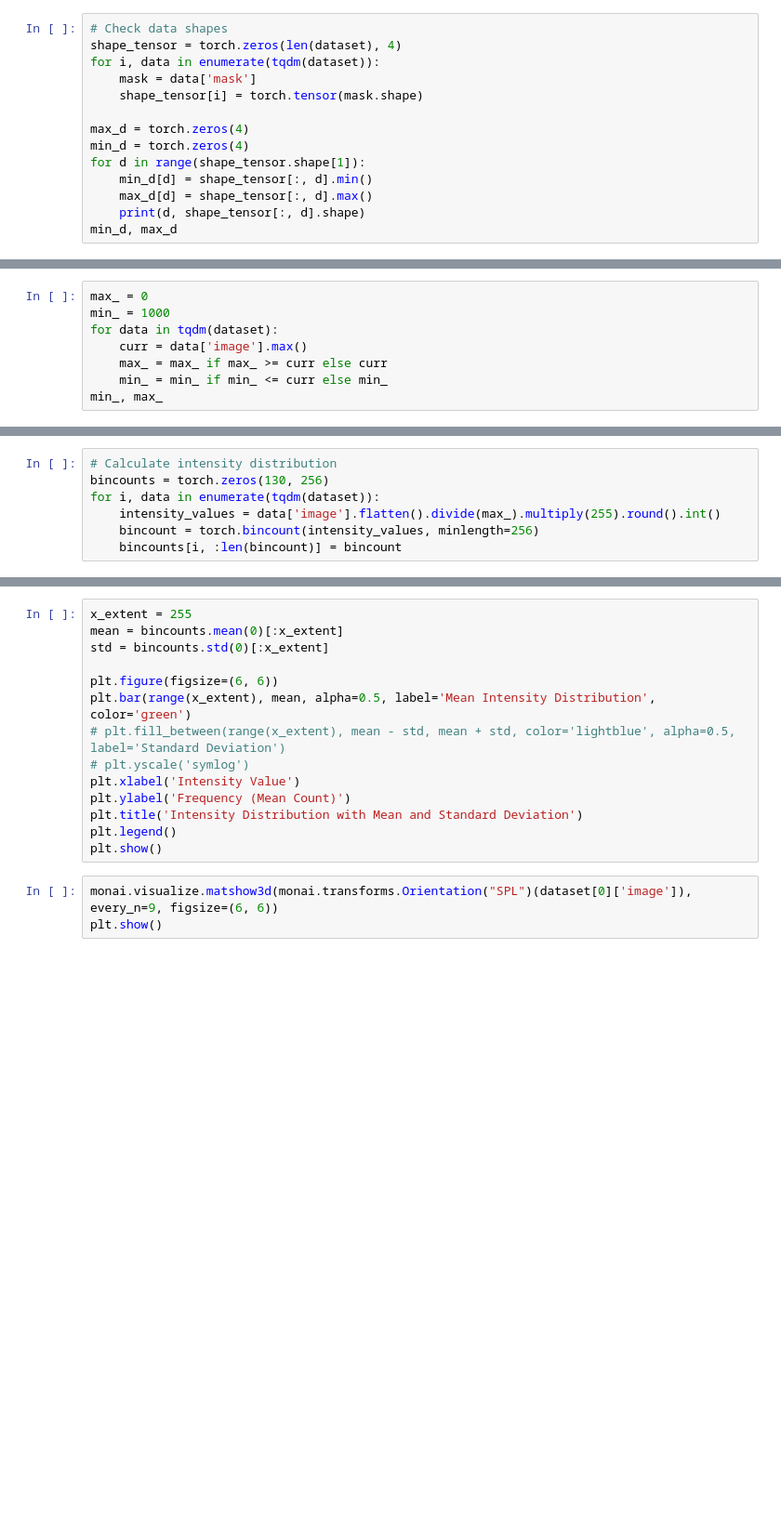
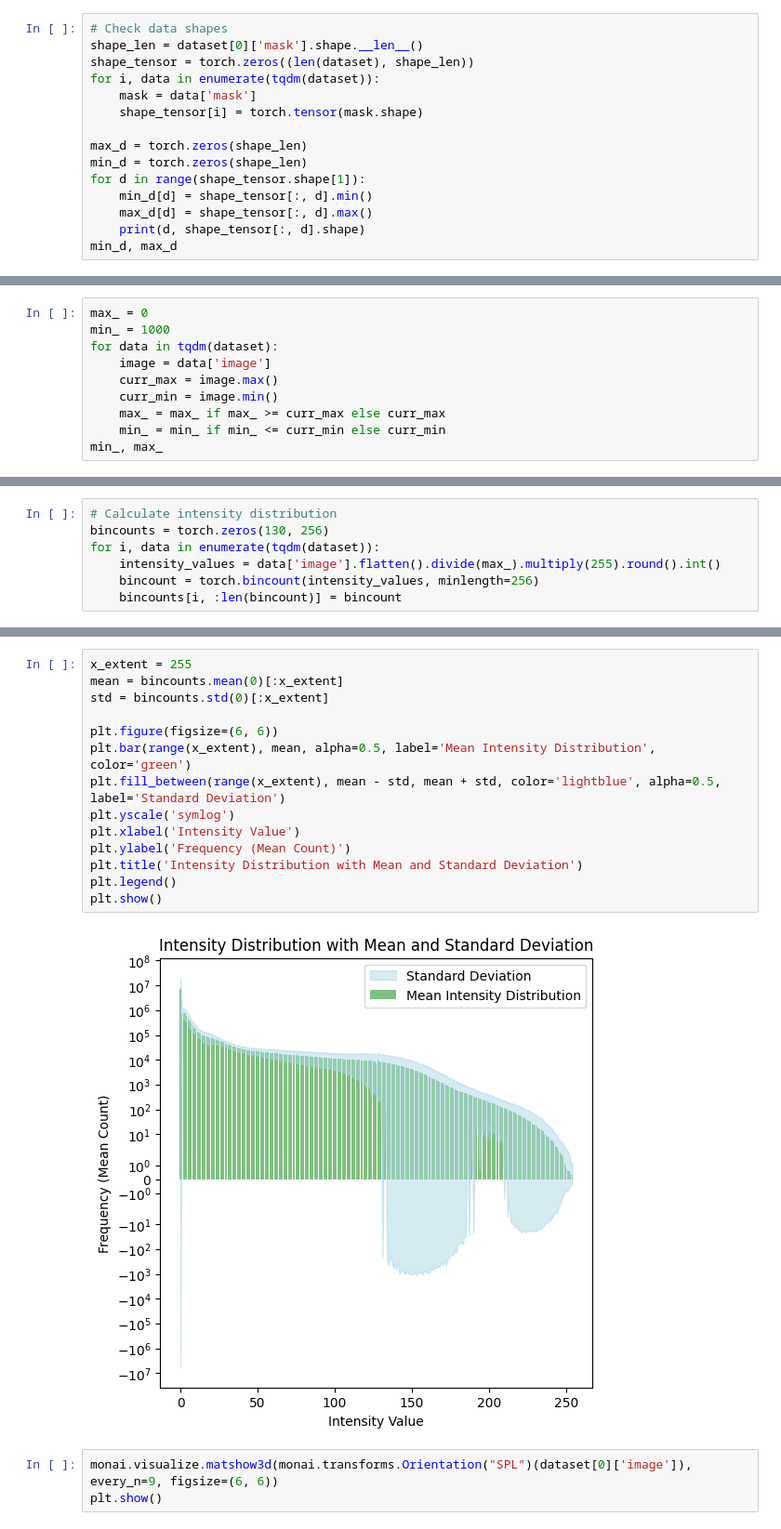
Before and after one commit to andreas122001/tumor-segmentation, a Jupyter notebook: data exploration.ipynb, the cells around one changed output, grey strips where cells are left out. Shown: that part at 93% size. Cells and saved outputs as stored; diff of their text form; blank space fills up the shorter version.

```diff
--- a/data exploration.ipynb
+++ b/data exploration.ipynb
@@ -64,13 +50,14 @@ interact(plot_slice, slice_idx=slider);
 interactive(children=(IntSlider(value=84, description='Slice Index', max=168), Output()), _dom_classes=('widge…
 # %%
 # Check data shapes
-shape_tensor = torch.zeros(len(dataset), 4)
+shape_len = dataset[0]['mask'].shape.__len__()
+shape_tensor = torch.zeros((len(dataset), shape_len))
 for i, data in enumerate(tqdm(dataset)):
     mask = data['mask']
     shape_tensor[i] = torch.tensor(mask.shape)
 
-max_d = torch.zeros(4)
-min_d = torch.zeros(4)
+max_d = torch.zeros(shape_len)
+min_d = torch.zeros(shape_len)
 for d in range(shape_tensor.shape[1]):
     min_d[d] = shape_tensor[:, d].min()
     max_d[d] = shape_tensor[:, d].max()
@@ -122,7 +142,9 @@ total_tumor
 max_ = 0
 min_ = 1000
 for data in tqdm(dataset):
-    curr = data['image'].max()
-    max_ = max_ if max_ >= curr else curr
-    min_ = min_ if min_ <= curr else min_
+    image = data['image']
+    curr_max = image.max()
+    curr_min = image.min()
+    max_ = max_ if max_ >= curr_max else curr_max
+    min_ = min_ if min_ <= curr_min else curr_min
 min_, max_
@@ -136,17 +162,19 @@ for i, data in enumerate(tqdm(dataset)):
 # %%
 x_extent = 255
 mean = bincounts.mean(0)[:x_extent]
 std = bincounts.std(0)[:x_extent]
 
 plt.figure(figsize=(6, 6))
 plt.bar(range(x_extent), mean, alpha=0.5, label='Mean Intensity Distribution', color='green')
-# plt.fill_between(range(x_extent), mean - std, mean + std, color='lightblue', alpha=0.5, label='Standard Deviation')
-# plt.yscale('symlog')
+plt.fill_between(range(x_extent), mean - std, mean + std, color='lightblue', alpha=0.5, label='Standard Deviation')
+plt.yscale('symlog')
 plt.xlabel('Intensity Value')
 plt.ylabel('Frequency (Mean Count)')
 plt.title('Intensity Distribution with Mean and Standard Deviation')
 plt.legend()
 plt.show()
+# %% [output]
+[figure, added]
 # %%
 monai.visualize.matshow3d(monai.transforms.Orientation("SPL")(dataset[0]['image']), every_n=9, figsize=(6, 6))
 plt.show()
```
Also changed, not shown: parts of 8 cells of this notebook, 9 other files.
